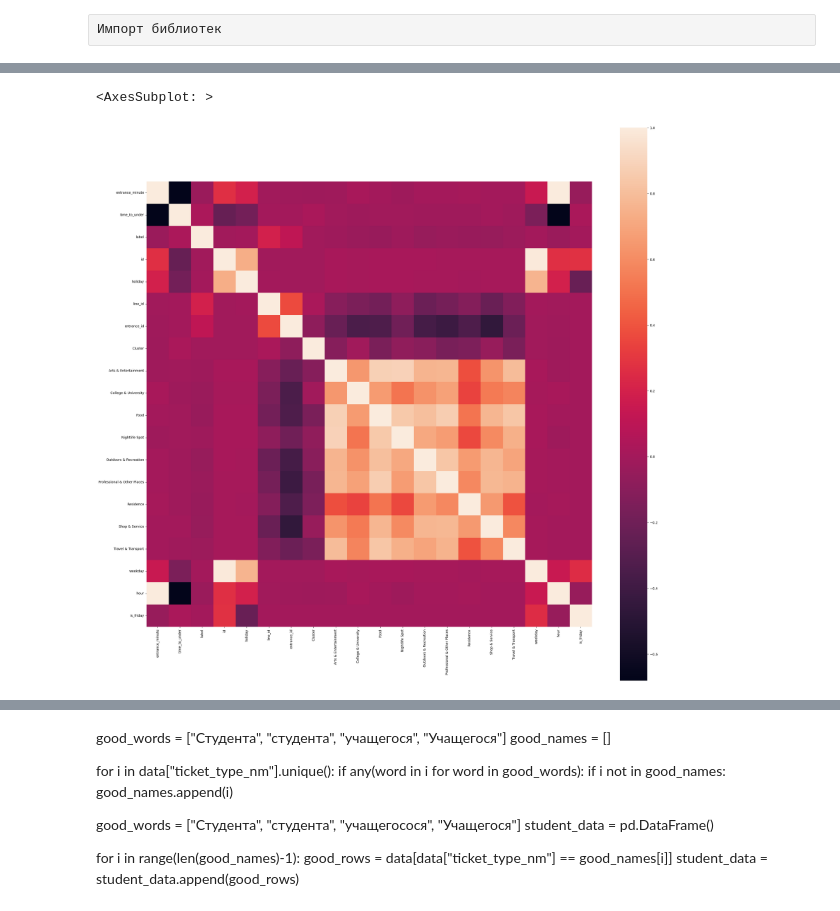
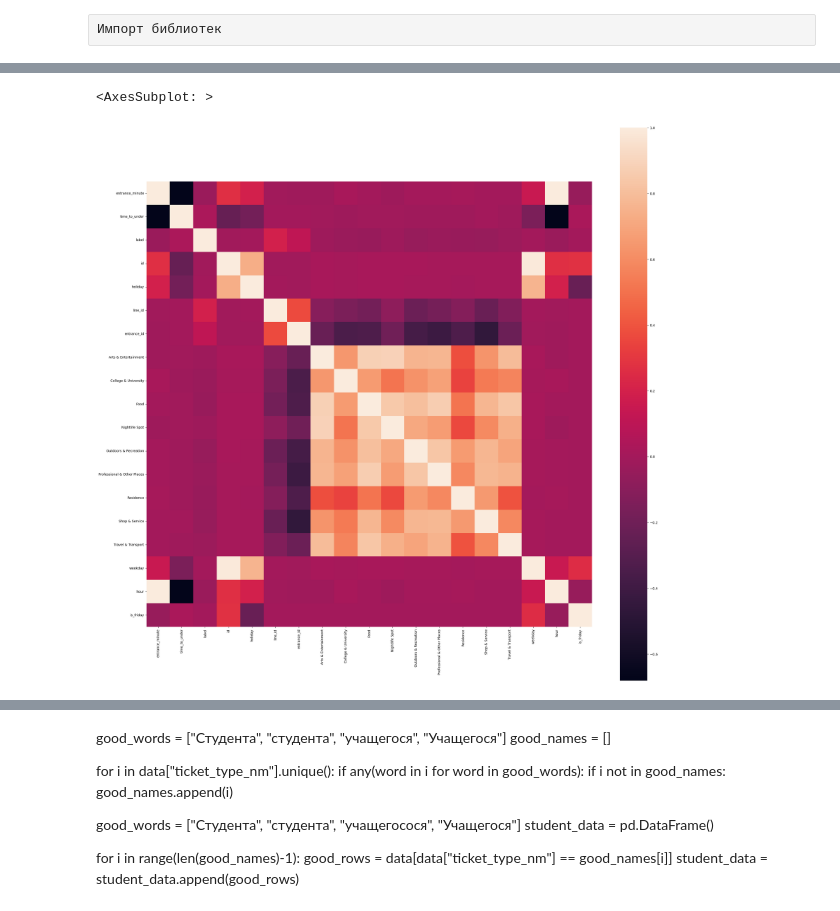
Before and after one commit to sideov/ML_kurs2022, a Jupyter notebook: MY SOLUTION/LAST2.ipynb, the cells around one changed output, grey strips where cells are left out. Cells and saved outputs as stored; diff of their text form; code cells hidden in the pictures.

```diff
--- a/MY SOLUTION/LAST2.ipynb
+++ b/MY SOLUTION/LAST2.ipynb
@@ -19,7 +19,7 @@ from sklearn.model_selection import train_test_split
 from sklearn.metrics import r2_score
 from sklearn.metrics import recall_score
 # %%
-data = pd.read_csv('final.csv')
+data = pd.read_csv('train2.csv')
 # %%
 stations_nms = list(pd.unique(data["station_nm"]))
 ticket_type_nm_list = list(pd.unique(data["ticket_type_nm"]))
@@ -33,6 +33,8 @@ ohe.fit(data[["station_nm", "ticket_type_nm", "line_id", "entrance_id"]])
 
 ohe_model = ohe.transform(data[["station_nm", "ticket_type_nm", "line_id", "entrance_id"]])
 
+data[ohe.get_feature_names()] = ohe_model
+
 categorical_features = list(ohe.get_feature_names())
 station_feature = [feature for feature in categorical_features if feature.startswith("x0")]
 ticket_feature = [feature for feature in categorical_features if feature.startswith("x1")]
@@ -54,8 +56,34 @@ def get_weekday(date):
     return(dt.weekday())
 
 
-data["enterance_minute"] = data["pass_dttm"].apply(lambda x: get_minutes(x))
+data["entrance_minute"] = data["pass_dttm"].apply(lambda x: get_minutes(x))
 data["holiday"] = data["pass_dttm"].apply(lambda x: 0 if get_weekday(x) <= 4 else 1)
 data["weekday"] = data["pass_dttm"].apply(lambda x: get_weekday(x))
 data["hour"] = data["pass_dttm"].apply(lambda x: get_hour(x))
 data["is_friday"] = data["pass_dttm"].apply(lambda x: 1 if get_weekday(x) == 4 else 0)
+# %%
+additional_info_for_stations = pd.read_csv(r'/Users/maximvasilev/Desktop/ML/additional_info_for_stations.csv')
+
+new_features = ["Arts & Entertainment", "College & University",
+                "Food", "Nightlife Spot", "Outdoors & Recreation", "Professional & Other Places", "Residence",
+               "Shop & Service", "Travel & Transport"]
+
+data[new_features] = 0
+
+stations_nms = list(pd.unique(data["station_nm"]))
+ticket_type_nm_list = list(pd.unique(data["ticket_type_nm"]))
+line_id_list = list(pd.unique(data["line_nm"]))
+
+
+for station in stations_nms:
+
+    vals = additional_info_for_stations.loc[additional_info_for_stations["Russian name"] == station, new_features]
+    ll = (data.loc[data["station_nm"] == station, new_features]).shape[0]
+
+
+    if len(vals) >= 1:
+        data.loc[data["station_nm"] == station, new_features] = pd.DataFrame(list([vals.values[0]])* ll).values
+        print(data.loc[data["station_nm"] == station, new_features])
+    else:
+        data.loc[data["station_nm"] == station, new_features] = pd.DataFrame(np.zeros((ll, 9))).values
+        print(data.loc[data["station_nm"] == station, new_features])
@@ -62,11 +108,11 @@ data["is_friday"] = data["pass_dttm"].apply(lambda x: 1 if get_weekday(x) == 4 e
 # %%
 plt.figure(figsize = (30,30))
 data2 = data[['entrance_minute', 'time_to_under', 'label', 'id',
-                 'holiday', 'line_id', 'ticket_id', 'entrance_id', "Cluster", "Arts & Entertainment", "College & University",
+                 'holiday', 'line_id', 'ticket_id', 'entrance_id', "Arts & Entertainment", "College & University",
                 "Food", "Nightlife Spot", "Outdoors & Recreation", "Professional & Other Places", "Residence",
                "Shop & Service", "Travel & Transport", "weekday", "hour", "is_friday"]]
 sns.heatmap(data2.corr(), square = True)
 # %% [output]
 <AxesSubplot: >
-[figure, old version]
+[figure, new version]
 # %%
```
Also changed, not shown: parts of 22 cells of this notebook.
